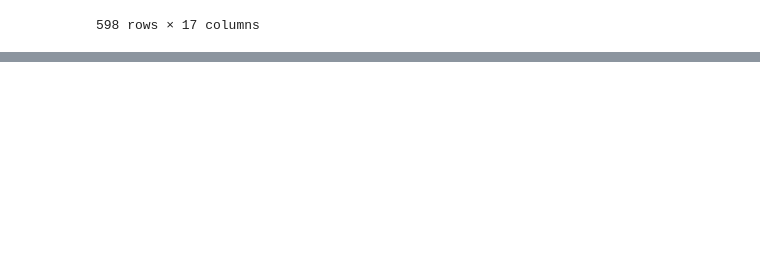
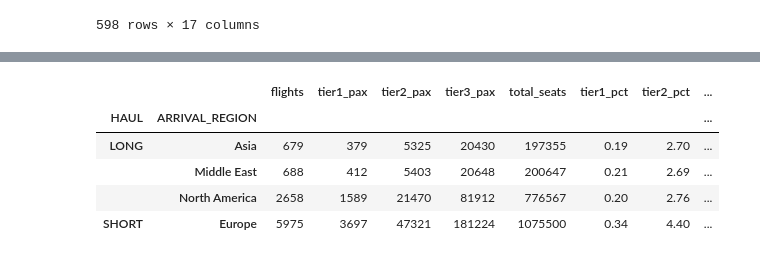
Before and after one commit to meti-creator/british_airways, a Jupyter notebook: notebooks/analysis.ipynb, the cells around one changed output, grey strips where cells are left out. Drawn from its saved outputs; the diff is of its cells as text; code cells hidden in the pictures; blank space fills up the shorter version.

```diff
--- a/notebooks/analysis.ipynb
+++ b/notebooks/analysis.ipynb
@@ -111,0 +198,27 @@ print("Total seats:", df[seat_columns].sum().sum())
+# %%
+
+# Total seats = the "out of how many" part
+df["TOTAL_SEATS"] = df["FIRST_CLASS_SEATS"] + df["BUSINESS_CLASS_SEATS"] + df["ECONOMY_SEATS"]
+
+# Steps 1-2: group, then add up flights, eligible people, and seats
+grouped = df.groupby(["HAUL", "ARRIVAL_REGION"]).agg(
+    flights=("FLIGHT_NO", "size"),
+    tier1_pax=("TIER1_ELIGIBLE_PAX", "sum"),
+    tier2_pax=("TIER2_ELIGIBLE_PAX", "sum"),
+    tier3_pax=("TIER3_ELIGIBLE_PAX", "sum"),
+    total_seats=("TOTAL_SEATS", "sum"),
+)
+
+# Steps 3-4: divide once per group, then turn it into a percentage
+grouped["tier1_pct"] = grouped["tier1_pax"] / grouped["total_seats"] * 100
+grouped["tier2_pct"] = grouped["tier2_pax"] / grouped["total_seats"] * 100
+grouped["tier3_pct"] = grouped["tier3_pax"] / grouped["total_seats"] * 100
+
+grouped.round(2)
+# %% [output]
+|  |  | flights | tier1_pax | tier2_pax | tier3_pax | total_seats | tier1_pct | tier2_pct | ... |
+| HAUL | ARRIVAL_REGION |  |  |  |  |  |  |  | ... |
+| LONG | Asia | 679 | 379 | 5325 | 20430 | 197355 | 0.19 | 2.70 | ... |
+|  | Middle East | 688 | 412 | 5403 | 20648 | 200647 | 0.21 | 2.69 | ... |
+|  | North America | 2658 | 1589 | 21470 | 81912 | 776567 | 0.20 | 2.76 | ... |
+| SHORT | Europe | 5975 | 3697 | 47321 | 181224 | 1075500 | 0.34 | 4.40 | ... |
```
Also changed, not shown: parts of 12 cells of this notebook, 2 other files.
